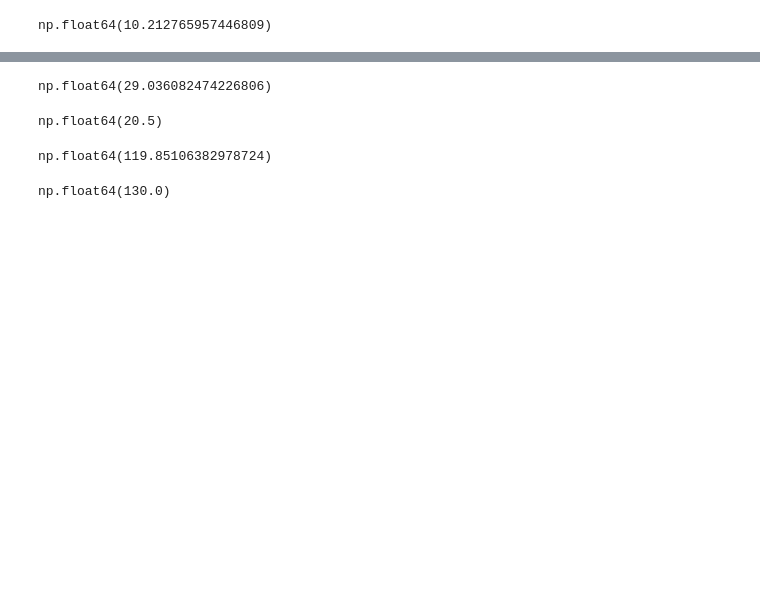
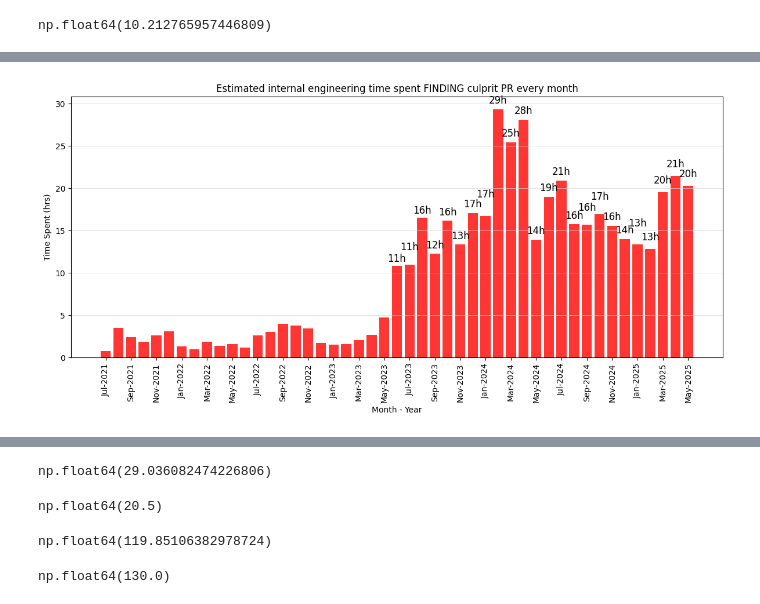
Before and after one commit to rushatgabhane/blame-gpt, a Jupyter notebook: notebooks/deploy_blocker.ipynb, the cells around one changed output, grey strips where cells are left out. Cells and saved outputs as stored; diff of their text form; code cells hidden in the pictures; blank space fills up the shorter version.

```diff
--- a/notebooks/deploy_blocker.ipynb
+++ b/notebooks/deploy_blocker.ipynb
@@ -139,0 +144,53 @@ plt.show()
+# %%
+formatted_labels = [
+    f"{calendar.month_abbr[int(month)]}-{year}"
+    for month, year in zip(blockers_per_month["Month"], blockers_per_month["Year"])
+]
+
+def format_hours(val):
+    return f"{val:.0f}h" if val >= 10 else f"{val:.1f}h"
+
+plt.figure(figsize=(12, 6))
+bars = plt.bar(formatted_labels, blockers_per_month["Time Spent (hrs)"], color="#FF3633")
+
+# Custom x-ticks every 2 months
+xtick_indices = list(range(0, len(formatted_labels), 2))
+plt.xticks(
+    ticks=xtick_indices,
+    labels=[formatted_labels[i] for i in xtick_indices],
+    rotation=90
+)
+
+# Manually tuned offsets (optional, keep or update as needed)
+custom_offsets = [
+    6, 10, 14, 8, 12, 16, 6, 14, 10, 6, 12, 10,
+    6, 14, 12, 10, 4, 6, 8, 16, 8, 4, 4, 2,
+    15, 2, 4, 4, 4, 4, 20, 4, 4, 4, 4, 4,
+    4, 4, 15, 15, 4, 4, 20
+]
+
+# Annotate each bar with time spent
+for i, bar in enumerate(bars):
+    height = bar.get_height()
+    if height < 5:
+        continue
+    offset = custom_offsets[i] if i < len(custom_offsets) else 8
+    plt.annotate(
+        format_hours(height),
+        xy=(bar.get_x() + bar.get_width() / 2, height),
+        xytext=(0, offset),
+        textcoords="offset points",
+        ha="center",
+        va="bottom",
+        fontsize=12,
+        rotation=0
+    )
+
+plt.title("Estimated internal engineering time spent FINDING culprit PR every month")
+plt.xlabel("Month - Year")
+plt.ylabel("Time Spent (hrs)")
+plt.grid(True, axis="y", color="#d3d3d3", linestyle="-", linewidth=0.5)
+plt.tight_layout()
+plt.show()
+# %% [output]
+[figure, added]
```
Also changed, not shown: parts of 10 cells of this notebook, 6 other files.
